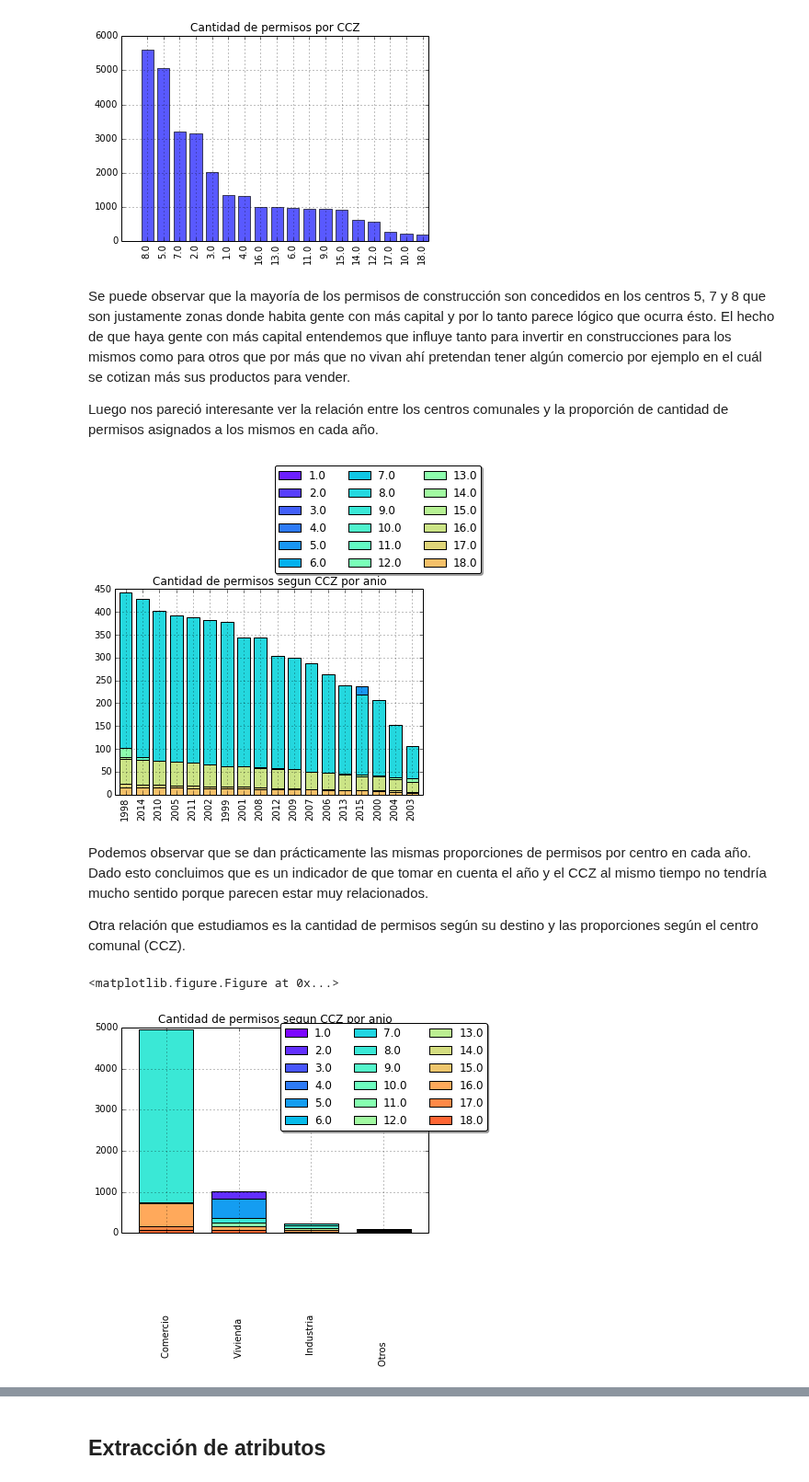
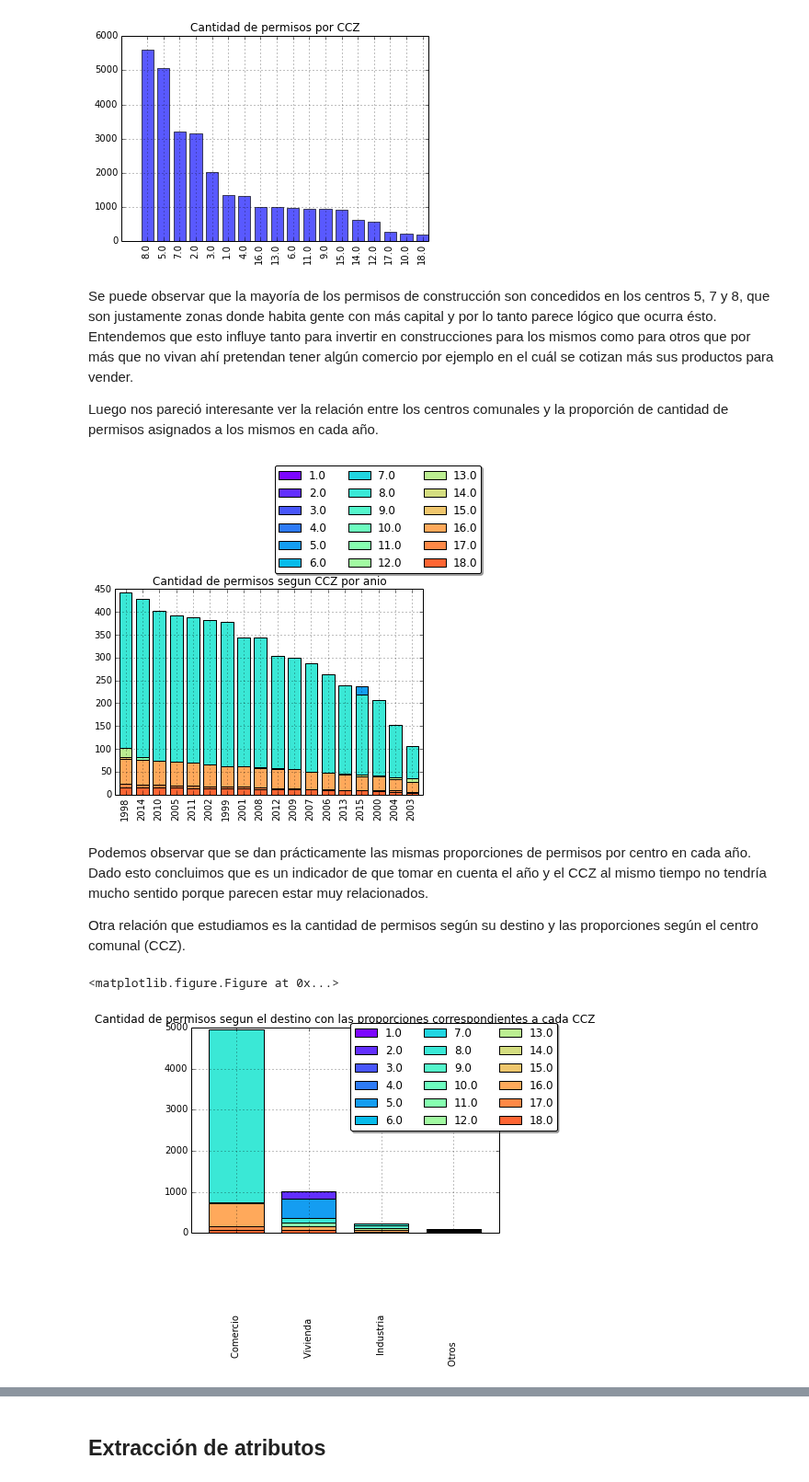
Before and after one commit to raulsperoni/aprendizaje-automatico-2015, a Jupyter notebook: Lab1_2015.ipynb, the cells around one changed output, grey strips where cells are left out. Shown at 92% size. Saved outputs shown, nothing was run; the diff lists cells and outputs as text; code cells hidden in the pictures.

```diff
--- a/Lab1_2015.ipynb
+++ b/Lab1_2015.ipynb
@@ -168,16 +206,18 @@ plt.title("Cantidad de permisos por CCZ")
 #color=cm.rainbow(np.linspace(0,1,100))
 #print color[5]
 # %% [markdown]
-Se puede observar que la mayoría de los permisos de construcción son concedidos en los centros 5, 7 y 8 que son justamente zonas donde habita gente con más capital y por lo tanto parece lógico que ocurra ésto. El hecho de que haya gente con más capital entendemos que influye tanto para invertir en construcciones para los mismos como para otros que por más que no vivan ahí pretendan tener algún comercio por ejemplo en el cuál se cotizan más sus productos para vender.
+Se puede observar que la mayoría de los permisos de construcción son concedidos en los centros 5, 7 y 8, que son justamente zonas donde habita gente con más capital y por lo tanto parece lógico que ocurra ésto. Entendemos que esto influye tanto para invertir en construcciones para los mismos como para otros que por más que no vivan ahí pretendan tener algún comercio por ejemplo en el cuál se cotizan más sus productos para vender.
 
 Luego nos pareció interesante ver la relación entre los centros comunales y la proporción de cantidad de permisos asignados a los mismos en cada año.
 # %%
 from matplotlib.pyplot import cm
 ax2 = fig.add_subplot(346)
 color=cm.rainbow(np.linspace(0,1,100))
+c=1
 for i in np.unique(df.CCZ.values):
     #c=next(color))
-    df.anio[df.CCZ == i].value_counts().plot(kind='bar', color=color[i+i*3],label=i)
+    df.anio[df.CCZ == i].value_counts().plot(kind='bar', color=color[c],label=i)
+    c=c+5
 ax2.set_xlim(0, len(df.anio.value_counts()))
 ax2.set_ylim(0, len(df.index))
 
@@ -188,7 +228,7 @@ plt.title("Cantidad de permisos segun CCZ por anio");
 #plt.legend(loc='lower right')
 plt.show()
 # %% [output]
-[figure, old version]
+[figure, new version]
 # %% [markdown]
 Podemos observar que se dan prácticamente las mismas proporciones de permisos por centro en cada año. Dado esto concluimos que es un indicador de que tomar en cuenta el año y el CCZ al mismo tiempo no tendría mucho sentido porque parecen estar muy relacionados.
 
@@ -196,30 +236,30 @@ Otra relación que estudiamos es la cantidad de permisos según su destino y las
 # %%
 figDestCCZ = plt.figure(figsize=(5000,400))
 figDestCCZ, ax3 = plt.subplots()
 ax3 = fig.add_subplot(888)
 color=cm.rainbow(np.linspace(0,1,100))
 j = 1
 for i in np.unique(df.CCZ.values):
     #c=next(color))
     #print i
     #print df.CCZ[df.destino == i].value_counts()
 
     fig.add_subplot(888)
     df.destino[df.CCZ == i].value_counts().plot(kind='bar', color=color[j],label=i)
     #print i
     #print df.CCZ[df.destino == i]
     #print df.CCZ[df.destino == i].value_counts()
     j=j+5
 #ax3.set_xlim(-1, 500)
 ax3.set_ylim(1, 5000)
 
 plt.legend(loc='best', bbox_to_anchor=(0.5, 1.05),
           ncol=3, fancybox=True, shadow=True)
-plt.title("Cantidad de permisos segun CCZ por anio");
+plt.title("Cantidad de permisos segun el destino con las proporciones correspondientes a cada CCZ");
 #plt.legend(loc='best')
 #plt.legend(loc='lower right')
 plt.show()
 # %% [output]
 <matplotlib.figure.Figure at 0x...>
-[figure, old version]
+[figure, new version]
 # %% [markdown]
```
Also changed, not shown: parts of 11 cells of this notebook.
